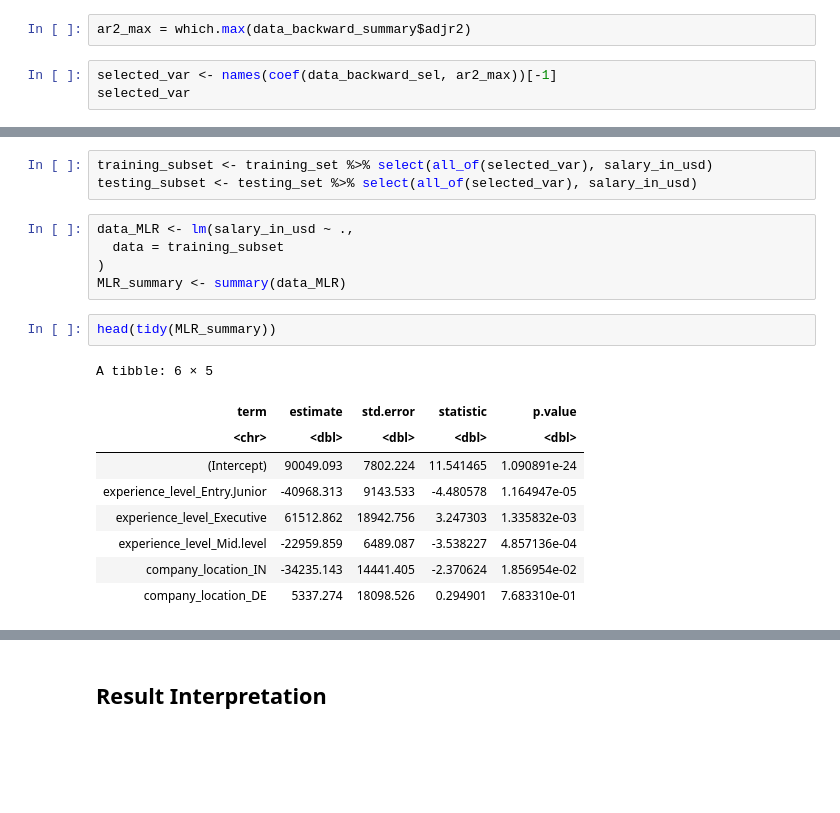
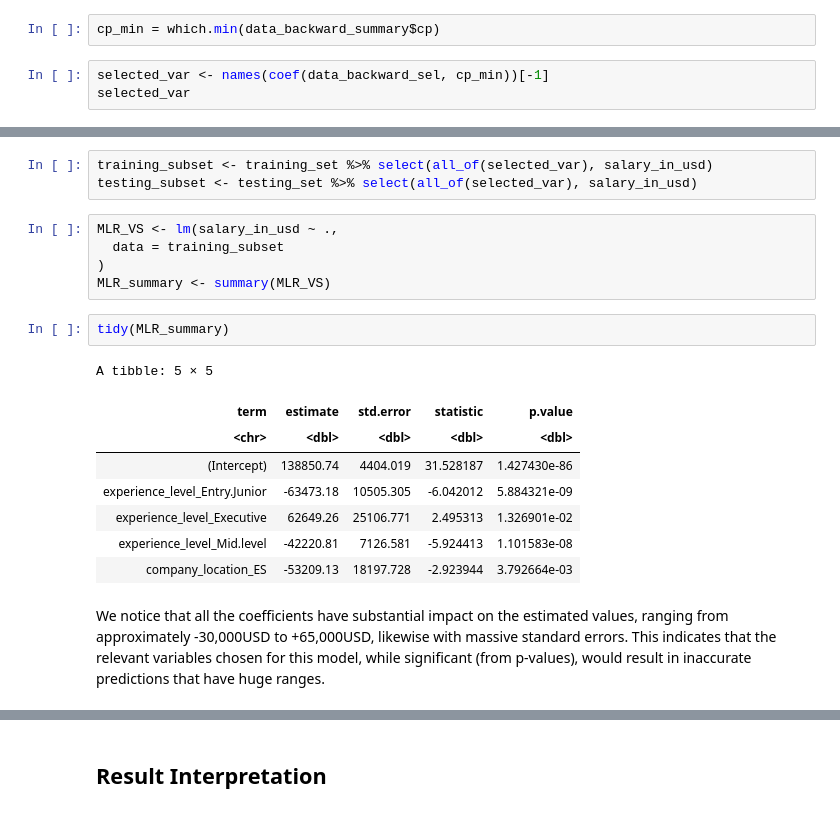
Before and after one commit to celike1/STAT301_Project, a Jupyter notebook: FinalProject.ipynb, the cells around one changed output, grey strips where cells are left out. Cells and saved outputs as stored; diff of their text form; blank space fills up the shorter version.

```diff
--- a/FinalProject.ipynb
+++ b/FinalProject.ipynb
@@ -534,6 +498,6 @@ Select the model with the highest Adjusted $R^2$ as we are trying to find best i
 # %%
-ar2_max = which.max(data_backward_summary$adjr2)
+cp_min = which.min(data_backward_summary$cp)
 # %%
-selected_var <- names(coef(data_backward_sel, ar2_max))[-1]
+selected_var <- names(coef(data_backward_sel, cp_min))[-1]
 selected_var
 # %% [output]
@@ -549,20 +516,21 @@ selected_var
 training_subset <- training_set %>% select(all_of(selected_var), salary_in_usd)
 testing_subset <- testing_set %>% select(all_of(selected_var), salary_in_usd)
 # %%
-data_MLR <- lm(salary_in_usd ~ .,
+MLR_VS <- lm(salary_in_usd ~ .,
   data = training_subset
 )
-MLR_summary <- summary(data_MLR)
+MLR_summary <- summary(MLR_VS)
 # %%
-head(tidy(MLR_summary))
+tidy(MLR_summary)
 # %% [output]
-A tibble: 6 × 5
+A tibble: 5 × 5
 | term | estimate | std.error | statistic | p.value |
 | <chr> | <dbl> | <dbl> | <dbl> | <dbl> |
-| (Intercept) | 90049.093 | 7802.224 | 11.541465 | 1.090891e-24 |
-| experience_level_Entry.Junior | -40968.313 | 9143.533 | -4.480578 | 1.164947e-05 |
-| experience_level_Executive | 61512.862 | 18942.756 | 3.247303 | 1.335832e-03 |
-| experience_level_Mid.level | -22959.859 | 6489.087 | -3.538227 | 4.857136e-04 |
-| company_location_IN | -34235.143 | 14441.405 | -2.370624 | 1.856954e-02 |
-| company_location_DE | 5337.274 | 18098.526 | 0.294901 | 7.683310e-01 |
+| (Intercept) | 138850.74 | 4404.019 | 31.528187 | 1.427430e-86 |
+| experience_level_Entry.Junior | -63473.18 | 10505.305 | -6.042012 | 5.884321e-09 |
+| experience_level_Executive | 62649.26 | 25106.771 | 2.495313 | 1.326901e-02 |
+| experience_level_Mid.level | -42220.81 | 7126.581 | -5.924413 | 1.101583e-08 |
+| company_location_ES | -53209.13 | 18197.728 | -2.923944 | 3.792664e-03 |
+# %% [markdown]
+We notice that all the coefficients have substantial impact on the estimated values, ranging from approximately -30,000USD to +65,000USD, likewise with massive standard errors. This indicates that the relevant variables chosen for this model, while significant (from p-values), would result in inaccurate predictions that have huge ranges.
 # %%
```
Also changed, not shown: parts of 55 cells of this notebook.
